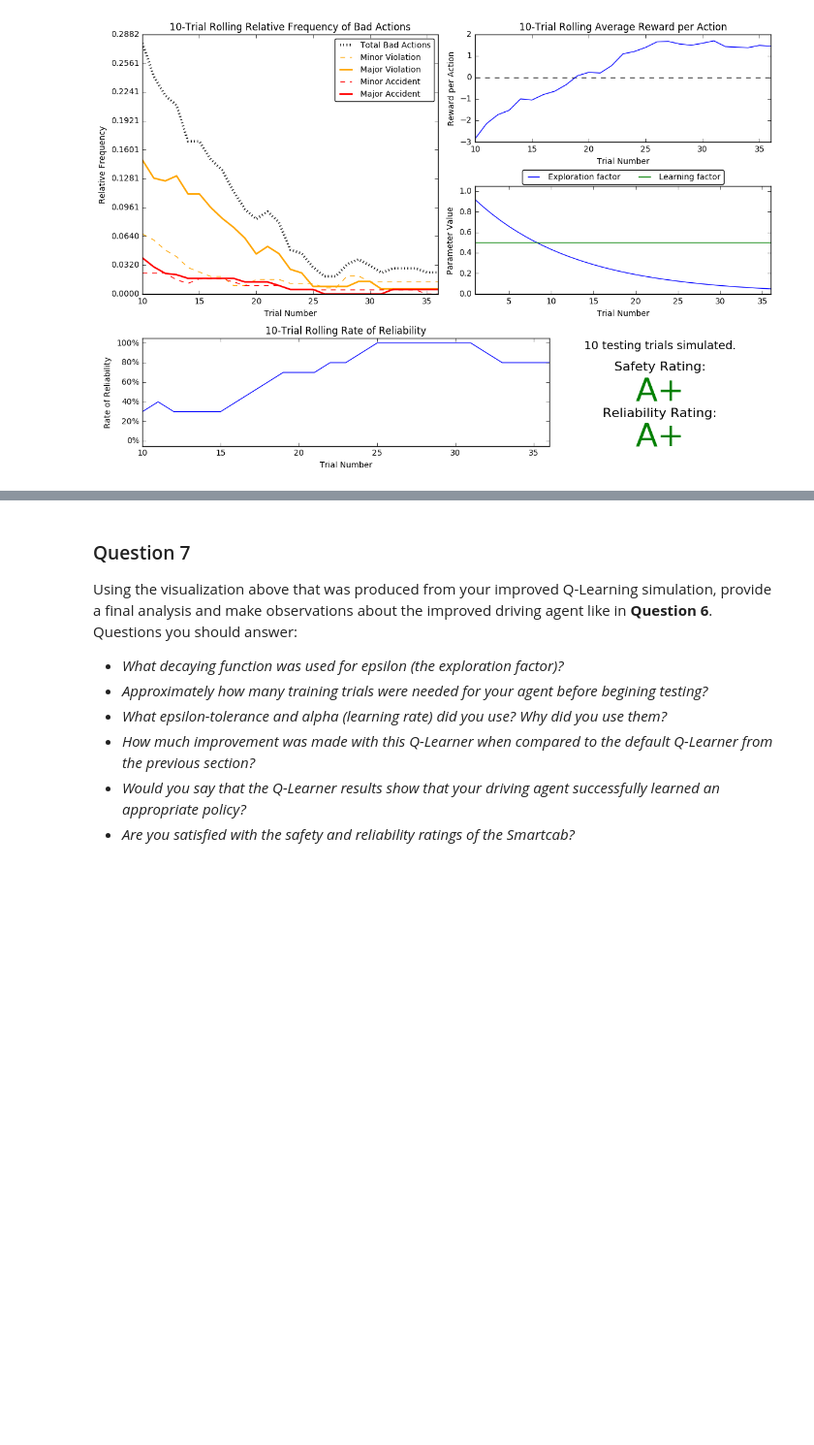
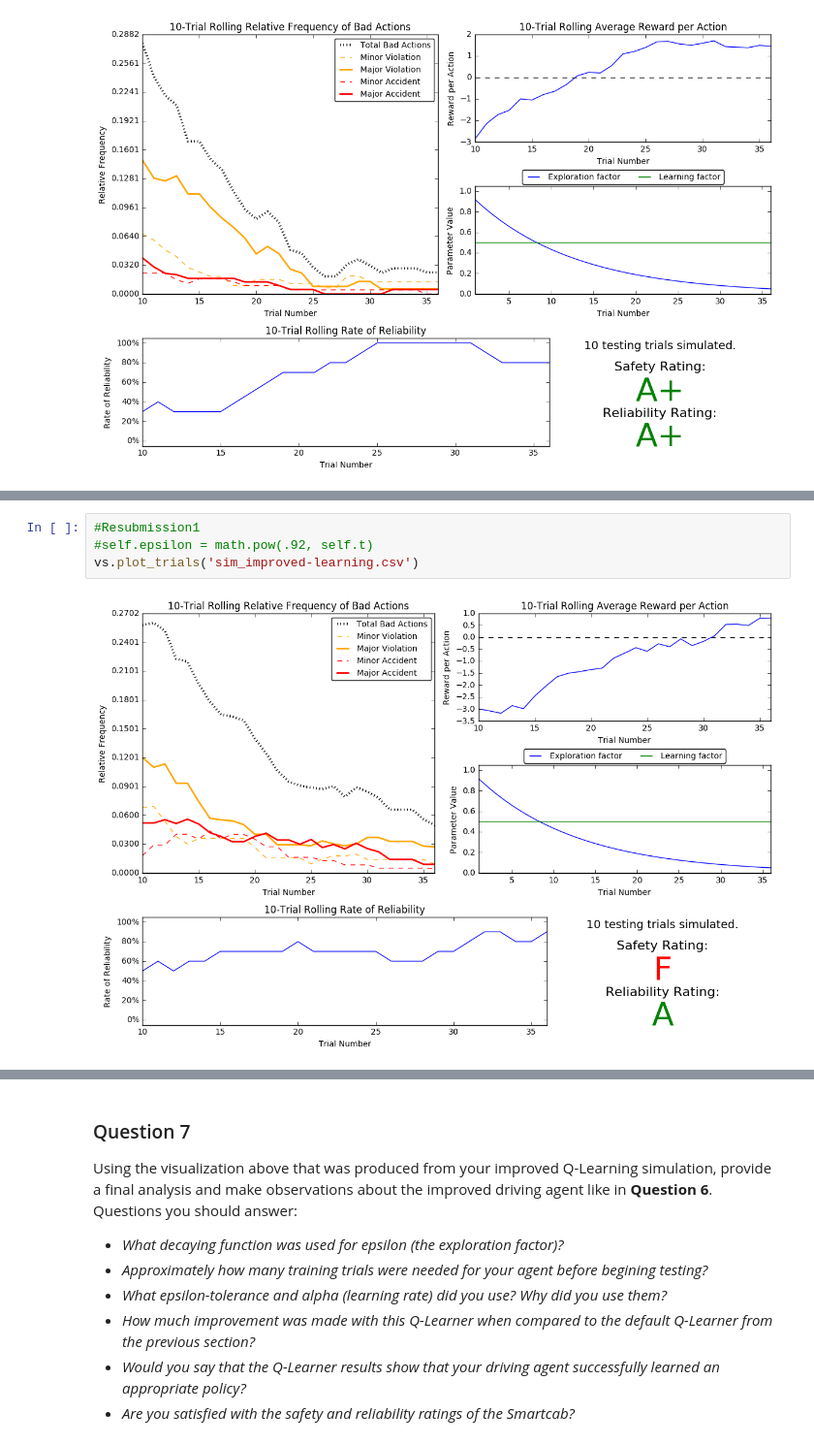
Before and after one commit to arunkumarchacko/udactiy-ml, a Jupyter notebook: smartcab/smartcab.ipynb, the cells around one changed output, grey strips where cells are left out. Shown at 97% size. Cells and saved outputs as stored; diff of their text form; blank space fills up the shorter version.

```diff
--- a/smartcab/smartcab.ipynb
+++ b/smartcab/smartcab.ipynb
@@ -368,0 +407,6 @@ vs.plot_trials('sim_improved-learning.csv')
+# %%
+#Resubmission1
+#self.epsilon = math.pow(.92, self.t)
+vs.plot_trials('sim_improved-learning.csv')
+# %% [output]
+[figure, added]
```
Also changed, not shown: parts of 10 cells of this notebook, 6 other files.
